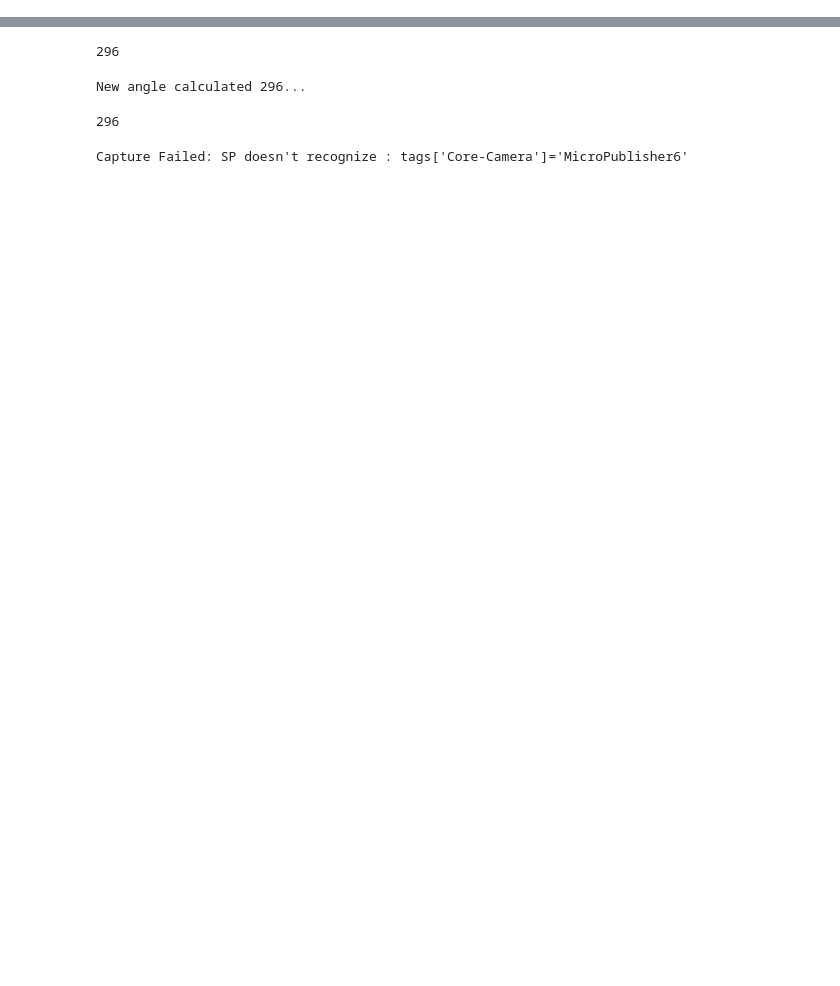
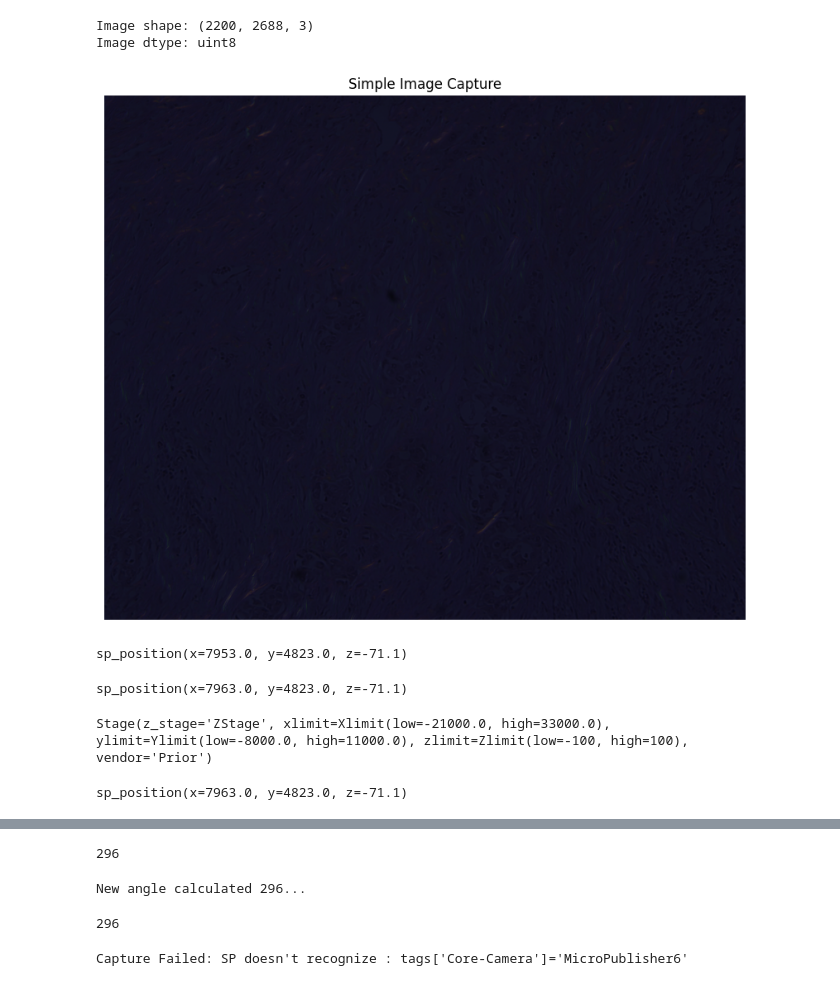
Before and after one commit to JenuC/smart-wsi-scanner, a Jupyter notebook: src/examples/basic_usage.ipynb, the cells around one changed output, grey strips where cells are left out. Saved outputs shown, nothing was run; the diff lists cells and outputs as text; code cells hidden in the pictures; blank space fills up the shorter version.

```diff
--- a/src/examples/basic_usage.ipynb
+++ b/src/examples/basic_usage.ipynb
@@ -0,0 +58,11 @@
+# %%
+# Initialize Micro-Manager connection : Pycromanager for now Apr 2025
+core, studio = init_pycromanager()
+if not core:
+    print("Failed to initialize Micro-Manager connection")
+# %%
+# Initialize configuration
+config_manager = ConfigManager()
+ppm_settings = config_manager.get_config('config_PPM')
+
+#
@@ -0,0 +73,3 @@
+# %%
+hardware = PycromanagerHardware(core, ppm_settings, studio)
+hardware.core.get_property("Core", "Camera")
@@ -0,0 +78,2 @@
+# %%
+image, metadata = hardware.snap_image()
@@ -0,0 +83,30 @@
+# %%
+print(f"Image shape: {image.shape}")
+print(f"Image dtype: {image.dtype}")
+#print("Metadata keys:", list(metadata.keys()))
+# %% [output]
+Image shape: (2200, 2688, 3)
+Image dtype: uint8
+# %%
+plt.figure(figsize=(10, 10))
+plt.imshow(image)
+plt.title("Simple Image Capture")
+plt.axis('off')
+plt.show()
+# %% [output]
+[figure, added]
+# %%
+current = hardware.get_current_position()
+current
+# %% [output]
+sp_position(x=7953.0, y=4823.0, z=-71.1)
+# %%
+destination = current
+destination.x = current.x+10
+destination
+# %% [output]
+sp_position(x=7963.0, y=4823.0, z=-71.1)
+# %%
+ppm_settings.stage
+# %% [output]
+Stage(z_stage='ZStage', xlimit=Xlimit(low=-21000.0, high=33000.0), ylimit=Ylimit(low=-8000.0, high=11000.0), zlimit=Zlimit(low=-100, high=100), vendor='Prior')
@@ -0,0 +115,4 @@
+# %%
+hardware.get_current_position()
+# %% [output]
+sp_position(x=7963.0, y=4823.0, z=-71.1)
```
Also changed, not shown: parts of 20 cells of this notebook, 1 other file.
